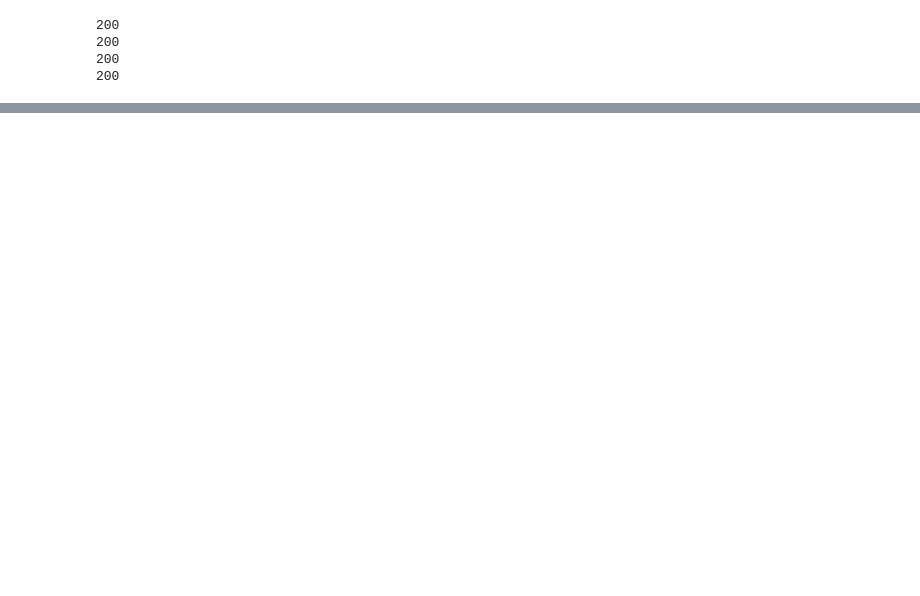
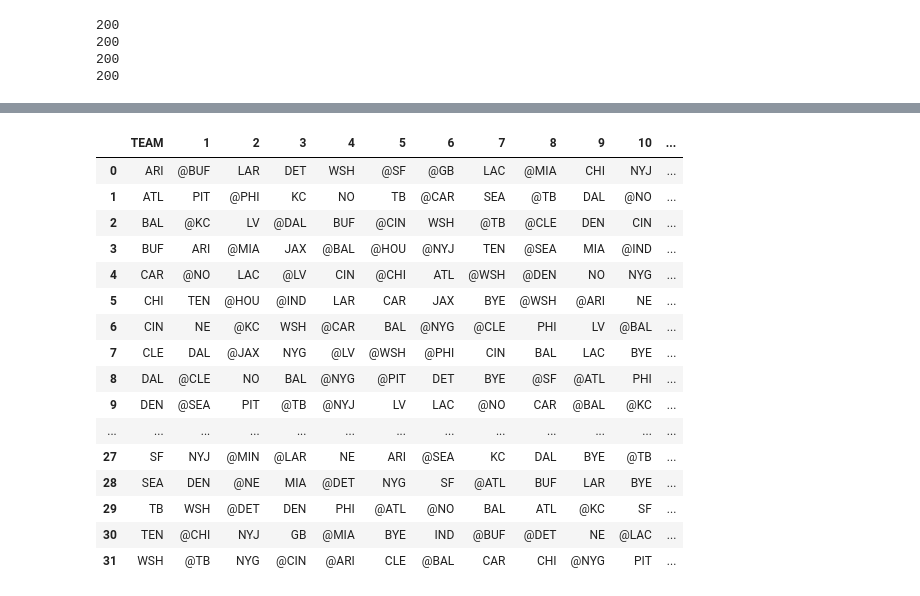
Before and after one commit to ColinM25/GamePlan, a Jupyter notebook: booking/hotel_webscraper.ipynb, the cells around one changed output, grey strips where cells are left out. Cells and saved outputs as stored; diff of their text form; code cells hidden in the pictures; blank space fills up the shorter version.

```diff
--- a/booking/hotel_webscraper.ipynb
+++ b/booking/hotel_webscraper.ipynb
@@ -22,0 +165,24 @@ for i in nfc_north:
+# %%
+schedule = pd.read_csv("24nflschedule.csv", delim_whitespace=True)
+schedule = pd.DataFrame(schedule)
+schedule
+#for i in nfc_north_codes:
+  #  print(schedule[schedule['TEAM'] == i])
+# %% [output]
+|  | TEAM | 1 | 2 | 3 | 4 | 5 | 6 | 7 | 8 | 9 | 10 | ... |
+| 0 | ARI | @BUF | LAR | DET | WSH | @SF | @GB | LAC | @MIA | CHI | NYJ | ... |
+| 1 | ATL | PIT | @PHI | KC | NO | TB | @CAR | SEA | @TB | DAL | @NO | ... |
+| 2 | BAL | @KC | LV | @DAL | BUF | @CIN | WSH | @TB | @CLE | DEN | CIN | ... |
+| 3 | BUF | ARI | @MIA | JAX | @BAL | @HOU | @NYJ | TEN | @SEA | MIA | @IND | ... |
+| 4 | CAR | @NO | LAC | @LV | CIN | @CHI | ATL | @WSH | @DEN | NO | NYG | ... |
+| 5 | CHI | TEN | @HOU | @IND | LAR | CAR | JAX | BYE | @WSH | @ARI | NE | ... |
+| 6 | CIN | NE | @KC | WSH | @CAR | BAL | @NYG | @CLE | PHI | LV | @BAL | ... |
+| 7 | CLE | DAL | @JAX | NYG | @LV | @WSH | @PHI | CIN | BAL | LAC | BYE | ... |
+| 8 | DAL | @CLE | NO | BAL | @NYG | @PIT | DET | BYE | @SF | @ATL | PHI | ... |
+| 9 | DEN | @SEA | PIT | @TB | @NYJ | LV | LAC | @NO | CAR | @BAL | @KC | ... |
+| ... | ... | ... | ... | ... | ... | ... | ... | ... | ... | ... | ... | ... |
+| 27 | SF | NYJ | @MIN | @LAR | NE | ARI | @SEA | KC | DAL | BYE | @TB | ... |
+| 28 | SEA | DEN | @NE | MIA | @DET | NYG | SF | @ATL | BUF | LAR | BYE | ... |
+| 29 | TB | WSH | @DET | DEN | PHI | @ATL | @NO | BAL | ATL | @KC | SF | ... |
+| 30 | TEN | @CHI | NYJ | GB | @MIA | BYE | IND | @BUF | @DET | NE | @LAC | ... |
+| 31 | WSH | @TB | NYG | @CIN | @ARI | CLE | @BAL | CAR | CHI | @NYG | PIT | ... |
```
Also changed, not shown: parts of 4 cells of this notebook, 2 other files.
